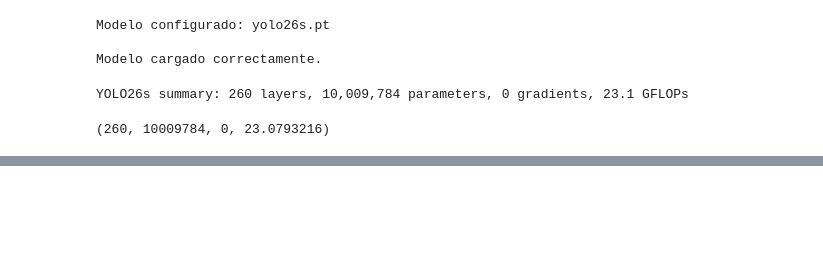
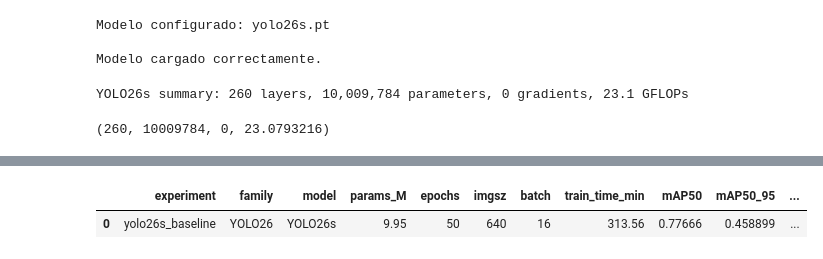
Before and after one commit to Gabriela-Sol/VpC2---Deteccion-de-humo-y-fuego, a Jupyter notebook: notebooks/06_entrenamiento_YOLO26s.ipynb, the cells around one changed output, grey strips where cells are left out. Drawn from its saved outputs; the diff is of its cells as text; code cells hidden in the pictures; blank space fills up the shorter version.

```diff
--- a/notebooks/06_entrenamiento_YOLO26s.ipynb
+++ b/notebooks/06_entrenamiento_YOLO26s.ipynb
@@ -204,10 +176,11 @@ experiment_config = {
         "epochs": 50,
         "imgsz": 640,
         "batch": 16,
-        "patience": 10,
+        "patience": 15,
         "optimizer": "auto",
         "lr0": 0.01,
-        "seed": 42
+        "seed": 42,
+        "save_period": 1,
     },
 
     "output": {
@@ -463,7 +437,7 @@ def train_from_config(
         name=experiment["name"],
 
         save=True,
-        save_period=1,
+        save_period=training.get("save_period", 1),
         plots=True,
     )
 
@@ -1023,0 +631,85 @@ Configuración utilizada guardada en:
+# %%
+# ============================================================
+# Resumen estandarizado del experimento
+# ============================================================
+
+results_dict = val_metrics.results_dict
+
+precision = float(
+    results_dict["metrics/precision(B)"]
+)
+
+recall = float(
+    results_dict["metrics/recall(B)"]
+)
+
+f1 = (
+    2 * precision * recall / (precision + recall)
+    if precision + recall > 0
+    else 0.0
+)
+
+class_results = class_metrics.set_index("Class")
+
+smoke = class_results.loc["smoke"]
+fire = class_results.loc["fire"]
+
+inference_ms = float(
+    val_metrics.speed["inference"]
+)
+
+fps = (
+    1000.0 / inference_ms
+    if inference_ms > 0
+    else float("nan")
+)
+
+device_name = (
+    torch.cuda.get_device_name(0)
+    if torch.cuda.is_available()
+    else "CPU"
+)
+
+metrics_summary = pd.DataFrame([{
+    "experiment": EXP_NAME,
+    "family": config["experiment"]["family"],
+    "model": "YOLO26s",
+
+    "params_M": round(params_M, 2),
+    "epochs": int(final_args["epochs"]),
+    "imgsz": int(final_args["imgsz"]),
+    "batch": int(final_args["batch"]),
+    "train_time_min": round(train_time_min, 2),
+
+    "mAP50": float(
+        results_dict["metrics/mAP50(B)"]
+    ),
+    "mAP50_95": float(
+        results_dict["metrics/mAP50-95(B)"]
+    ),
+
+    "precision": precision,
+    "recall": recall,
+    "f1": f1,
+
+    "mAP50_smoke": float(smoke["mAP50"]),
+    "mAP50_fire": float(fire["mAP50"]),
+
+    "mAP50_95_smoke": float(
+        smoke["mAP50-95"]
+    ),
+    "mAP50_95_fire": float(
+        fire["mAP50-95"]
+    ),
+
+    "fps": round(fps, 2),
+    "device": device_name,
+    "split": "val",
+
+    "best_epoch": best_epoch,
+}])
+
+display(metrics_summary)
+# %% [output]
+|  | experiment | family | model | params_M | epochs | imgsz | batch | train_time_min | mAP50 | mAP50_95 | ... |
+| 0 | yolo26s_baseline | YOLO26 | YOLO26s | 9.95 | 50 | 640 | 16 | 313.56 | 0.77666 | 0.458899 | ... |
```
Also changed, not shown: parts of 36 cells of this notebook.
